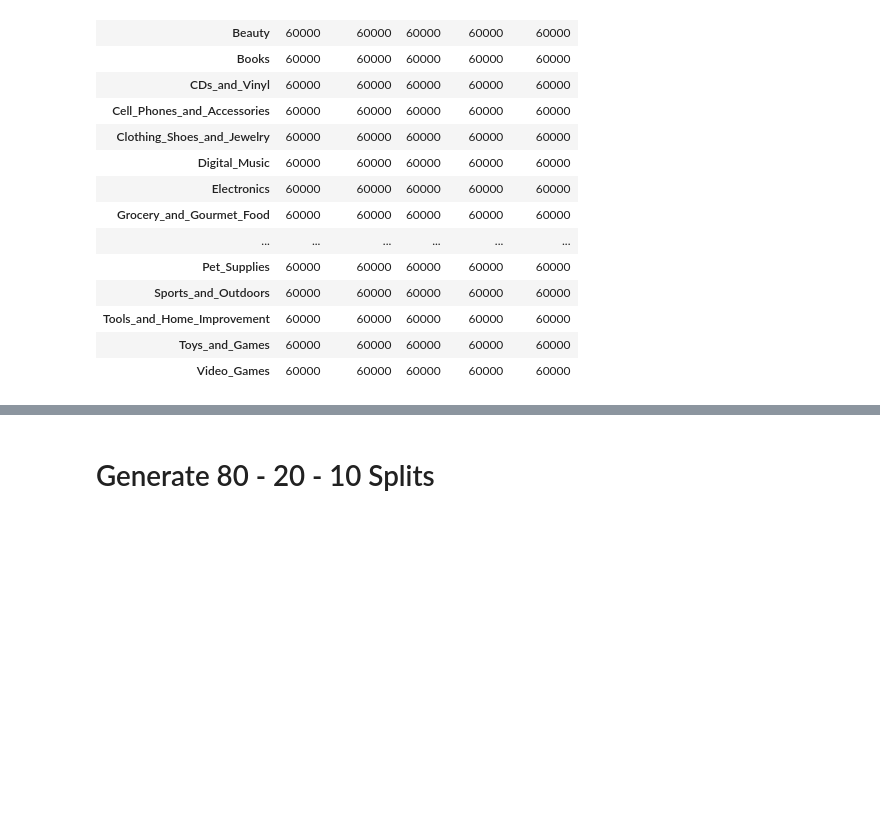
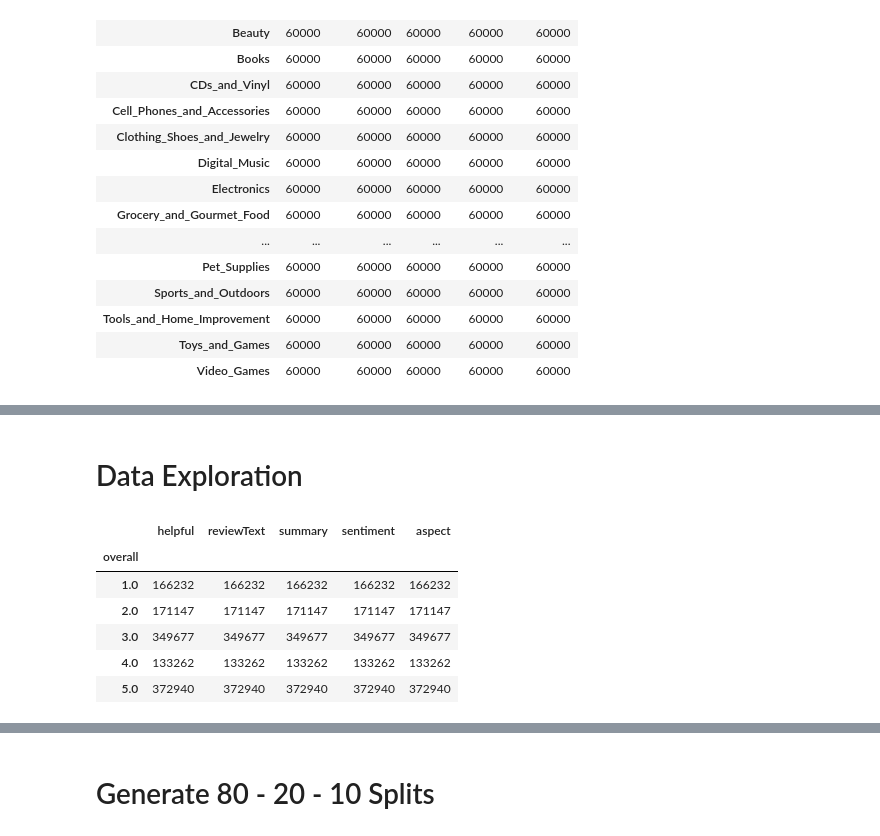
Before and after one commit to felixSchober/ABSA-Transformer, a Jupyter notebook: 14_AmazonReviewsPandas.ipynb, the cells around one changed output, grey strips where cells are left out. Cells and saved outputs as stored; diff of their text form; code cells hidden in the pictures; blank space fills up the shorter version.

```diff
--- a/14_AmazonReviewsPandas.ipynb
+++ b/14_AmazonReviewsPandas.ipynb
@@ -192,0 +217,12 @@ df.groupby('aspect').count()
+# %% [markdown]
+# Data Exploration
+# %%
+df.groupby('overall').count()
+# %% [output]
+|  | helpful | reviewText | summary | sentiment | aspect |
+| overall |  |  |  |  |  |
+| 1.0 | 166232 | 166232 | 166232 | 166232 | 166232 |
+| 2.0 | 171147 | 171147 | 171147 | 171147 | 171147 |
+| 3.0 | 349677 | 349677 | 349677 | 349677 | 349677 |
+| 4.0 | 133262 | 133262 | 133262 | 133262 | 133262 |
+| 5.0 | 372940 | 372940 | 372940 | 372940 | 372940 |
```
Also changed, not shown: parts of 15 cells of this notebook, 19 other files.
